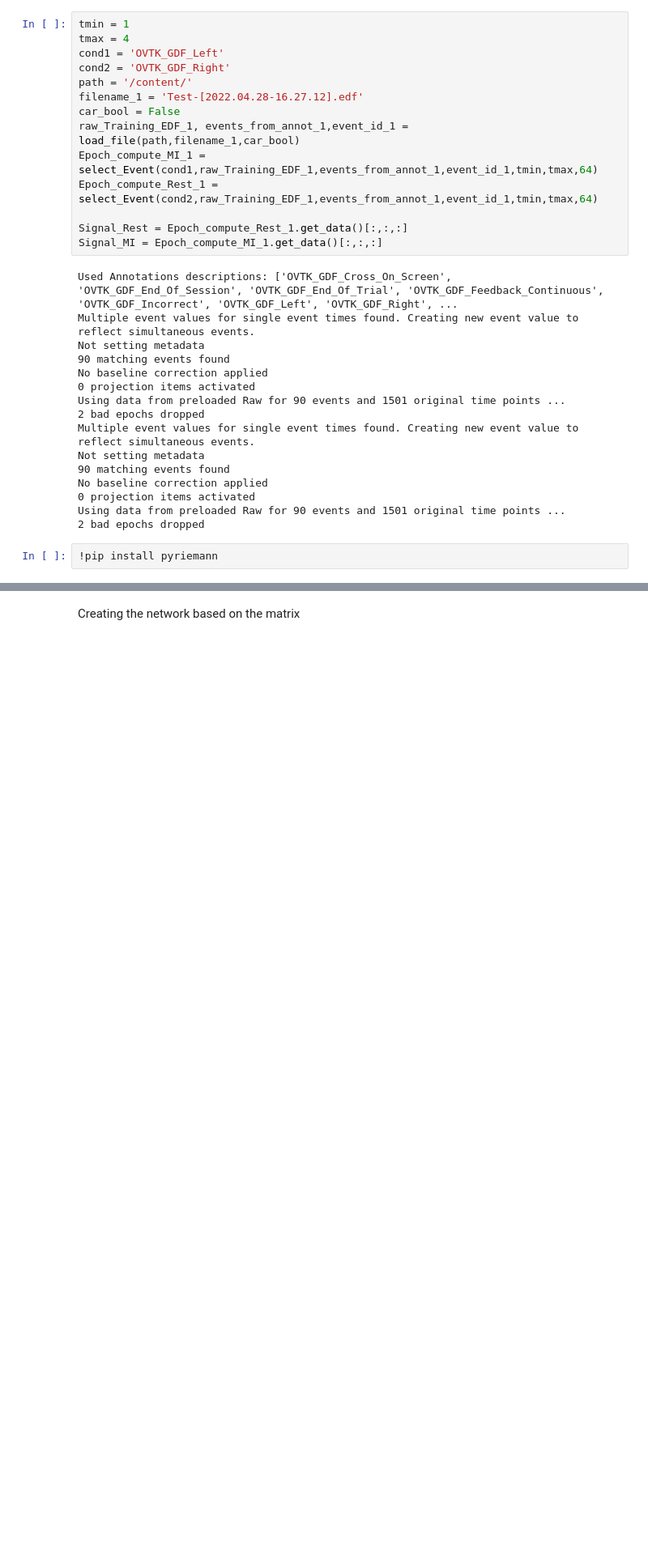
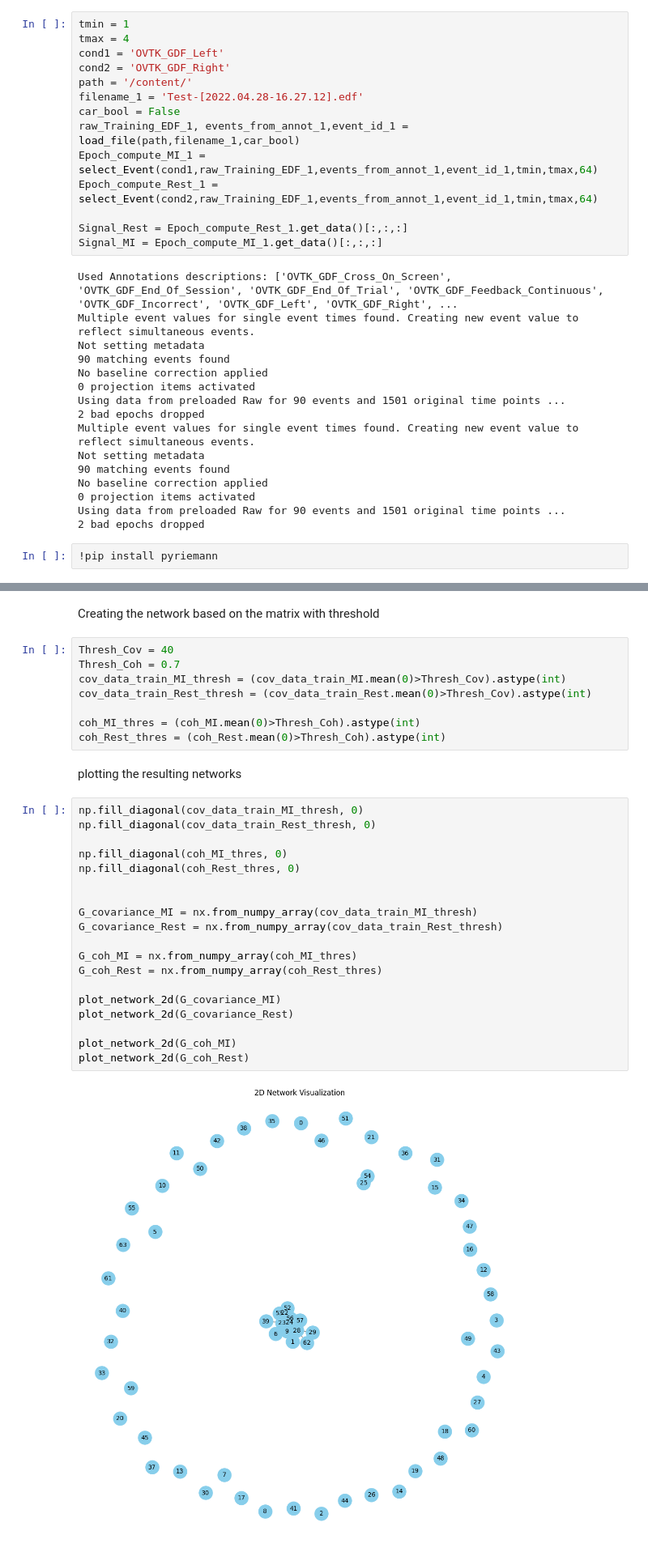
Before and after one commit to TristanVenot/Mapimed, a Jupyter notebook: Welcome_To_Colab.ipynb, the cells around one changed output, grey strips where cells are left out. Shown: that part at 81% size. Drawn from its saved outputs; the diff is of its cells as text; blank space fills up the shorter version.

```diff
--- a/Welcome_To_Colab.ipynb
+++ b/Welcome_To_Colab.ipynb
@@ -246,2 +266,33 @@ TypeError: Invalid shape (64, 64, 251) for image data
 # %% [markdown]
-Creating the network based on the matrix
+Creating the network based on the matrix with threshold
+# %%
+Thresh_Cov = 40
+Thresh_Coh = 0.7
+cov_data_train_MI_thresh = (cov_data_train_MI.mean(0)>Thresh_Cov).astype(int)
+cov_data_train_Rest_thresh = (cov_data_train_Rest.mean(0)>Thresh_Cov).astype(int)
+
+coh_MI_thres = (coh_MI.mean(0)>Thresh_Coh).astype(int)
+coh_Rest_thres = (coh_Rest.mean(0)>Thresh_Coh).astype(int)
+# %% [markdown]
+plotting the resulting networks
+# %%
+np.fill_diagonal(cov_data_train_MI_thresh, 0)
+np.fill_diagonal(cov_data_train_Rest_thresh, 0)
+
+np.fill_diagonal(coh_MI_thres, 0)
+np.fill_diagonal(coh_Rest_thres, 0)
+
+
+G_covariance_MI = nx.from_numpy_array(cov_data_train_MI_thresh)
+G_covariance_Rest = nx.from_numpy_array(cov_data_train_Rest_thresh)
+
+G_coh_MI = nx.from_numpy_array(coh_MI_thres)
+G_coh_Rest = nx.from_numpy_array(coh_Rest_thres)
+
+plot_network_2d(G_covariance_MI)
+plot_network_2d(G_covariance_Rest)
+
+plot_network_2d(G_coh_MI)
+plot_network_2d(G_coh_Rest)
+# %% [output]
+[figure, added]
```
Also changed, not shown: parts of 3 cells of this notebook.
